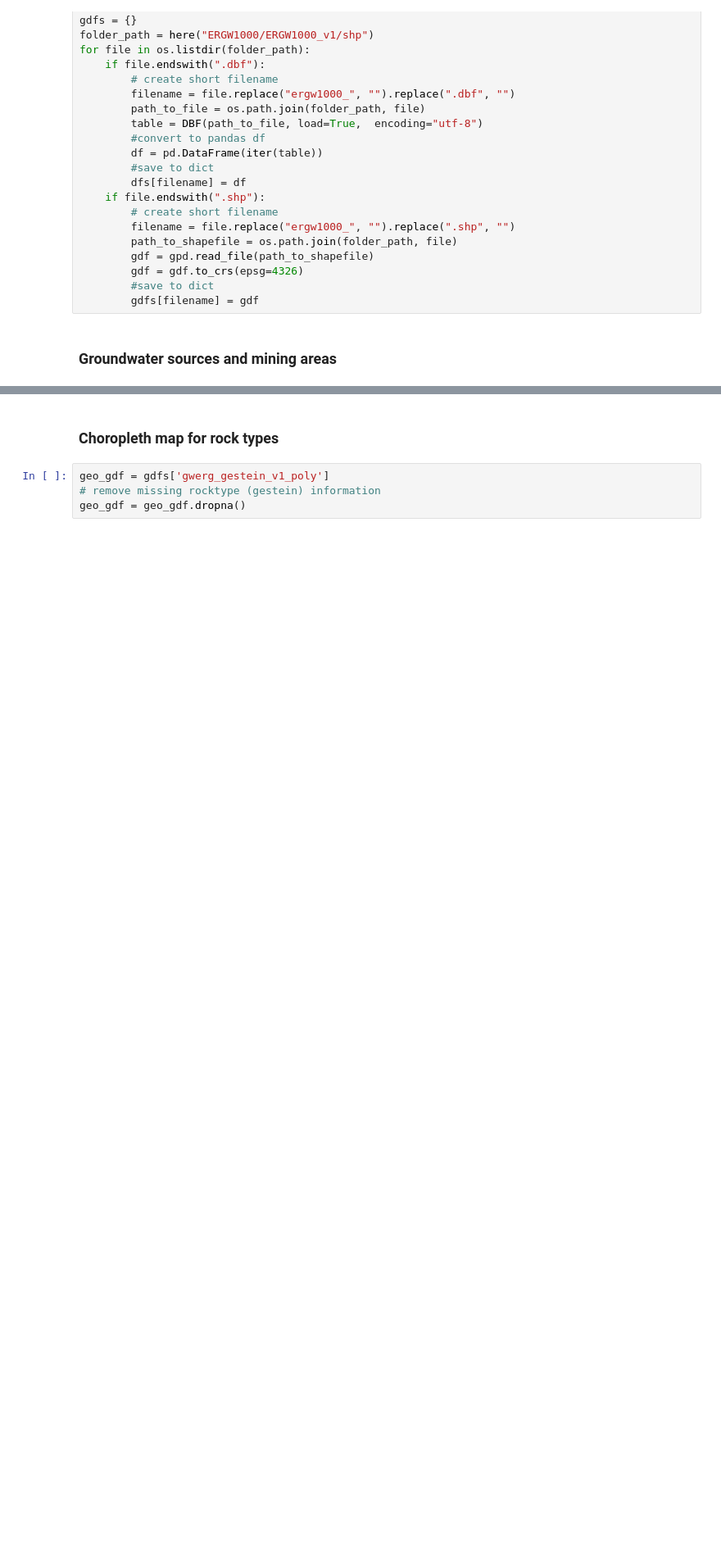
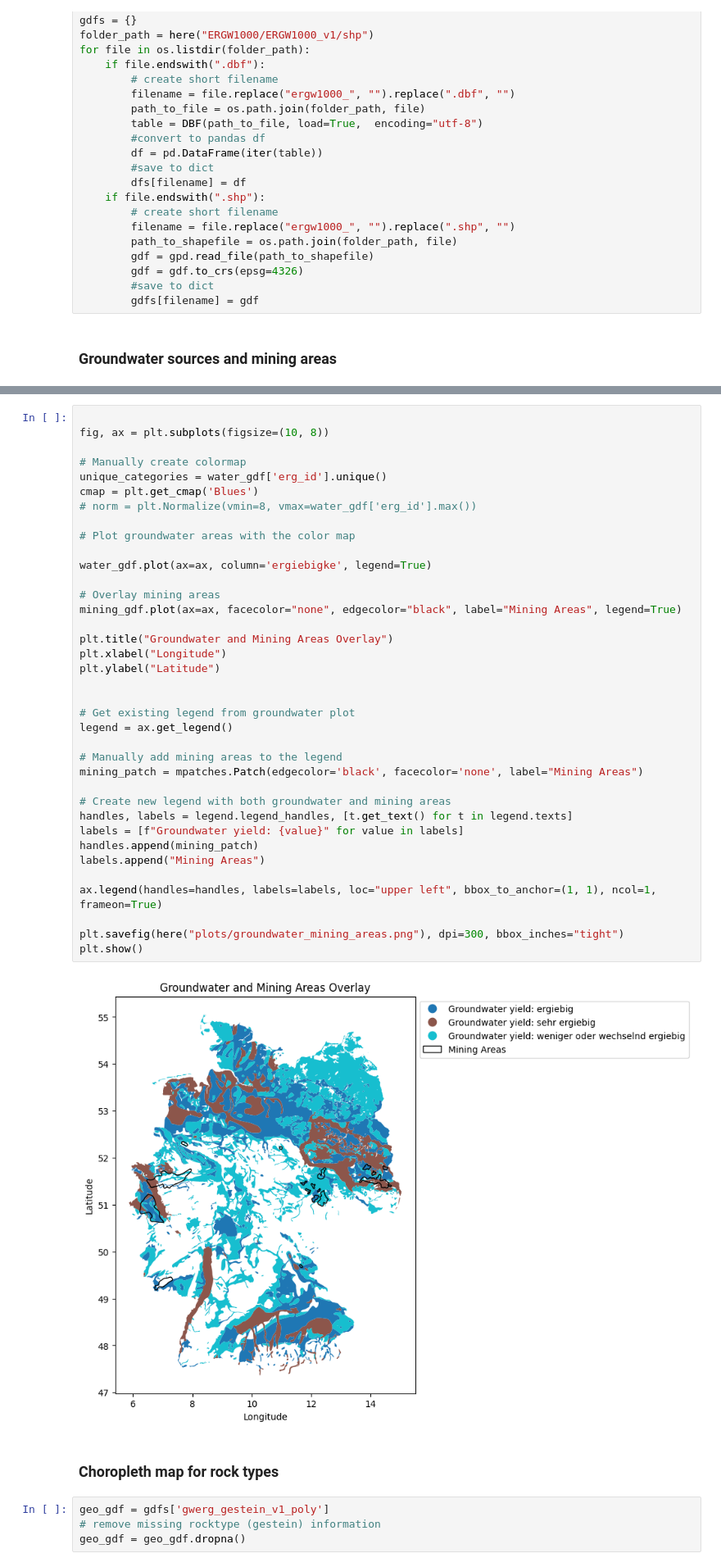
Before and after one commit to hanna-freuden/hydrogeology_germany, a Jupyter notebook: Data_Visualization.ipynb, the cells around one changed output, grey strips where cells are left out. Shown at 82% size. Cells and saved outputs as stored; diff of their text form; blank space fills up the shorter version.

```diff
--- a/Data_Visualization.ipynb
+++ b/Data_Visualization.ipynb
@@ -105 +104,40 @@ plt.show()
+# %%
+
+fig, ax = plt.subplots(figsize=(10, 8))
+
+# Manually create colormap
+unique_categories = water_gdf['erg_id'].unique()
+cmap = plt.get_cmap('Blues')
+# norm = plt.Normalize(vmin=8, vmax=water_gdf['erg_id'].max())
+
+# Plot groundwater areas with the color map
+
+water_gdf.plot(ax=ax, column='ergiebigke', legend=True)
+
+# Overlay mining areas
+mining_gdf.plot(ax=ax, facecolor="none", edgecolor="black", label="Mining Areas", legend=True)
+
+plt.title("Groundwater and Mining Areas Overlay")
+plt.xlabel("Longitude")
+plt.ylabel("Latitude")
+
+
+# Get existing legend from groundwater plot
+legend = ax.get_legend()
+
+# Manually add mining areas to the legend
+mining_patch = mpatches.Patch(edgecolor='black', facecolor='none', label="Mining Areas")
+
+# Create new legend with both groundwater and mining areas
+handles, labels = legend.legend_handles, [t.get_text() for t in legend.texts]
+labels = [f"Groundwater yield: {value}" for value in labels]
+handles.append(mining_patch)
+labels.append("Mining Areas")
+
+ax.legend(handles=handles, labels=labels, loc="upper left", bbox_to_anchor=(1, 1), ncol=1, frameon=True)
+
+plt.savefig(here("plots/groundwater_mining_areas.png"), dpi=300, bbox_inches="tight")
+plt.show()
+# %% [output]
+[figure, added]
 # %% [markdown]
```
Also changed, not shown: parts of 8 cells of this notebook.
